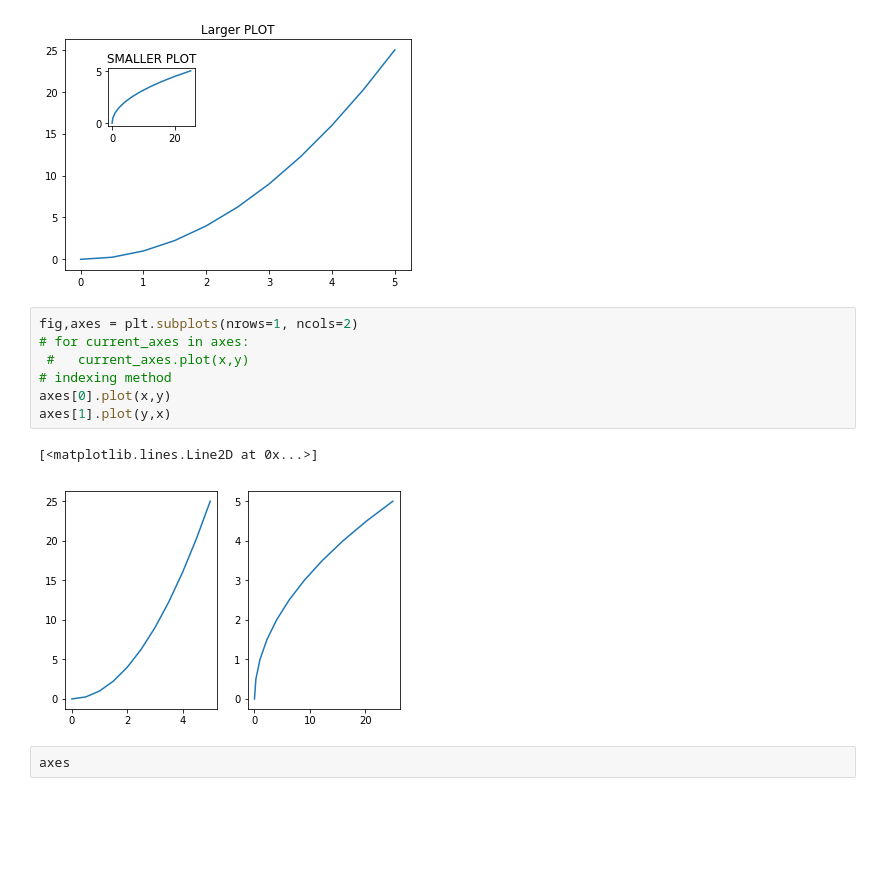
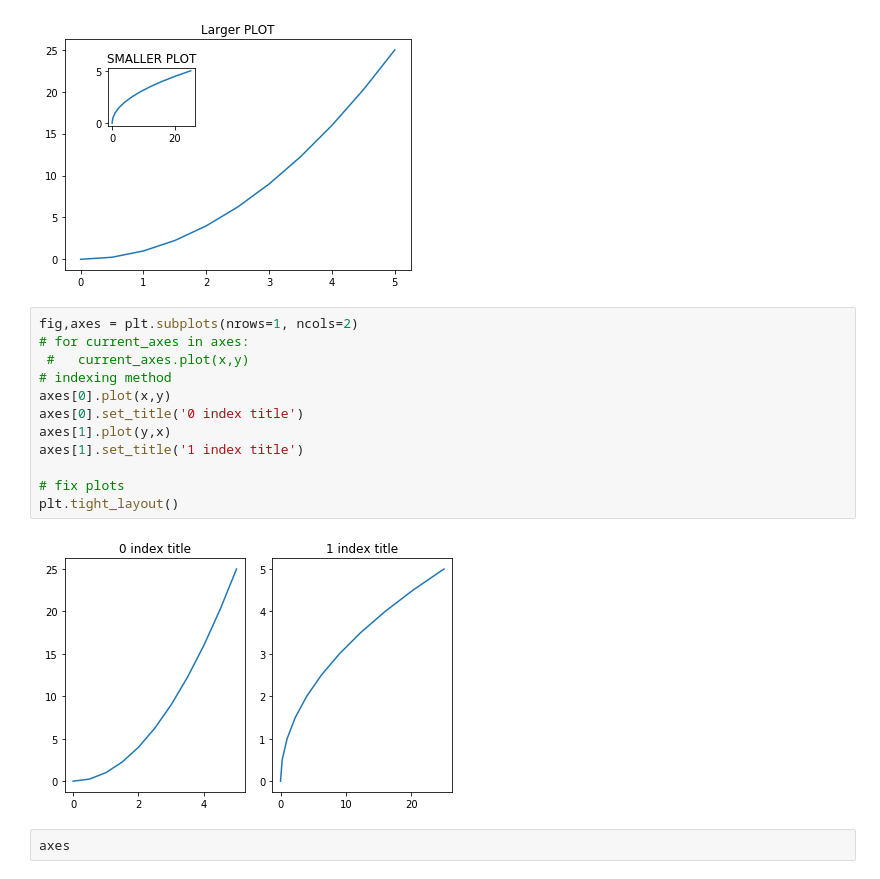
Before and after one commit to tedyeung/Python-, a Jupyter notebook: Pandas/Matplotlib.ipynb, the cells around one changed output. Saved outputs shown, nothing was run; the diff lists cells and outputs as text; blank space fills up the shorter version.

Commit message:
adding title

```diff
--- a/Pandas/Matplotlib.ipynb
+++ b/Pandas/Matplotlib.ipynb
@@ -69,13 +69,17 @@ axes2.set_title('SMALLER PLOT')
 # %%
 fig,axes = plt.subplots(nrows=1, ncols=2)
 # for current_axes in axes:
  #   current_axes.plot(x,y)
 # indexing method
 axes[0].plot(x,y)
+axes[0].set_title('0 index title')
 axes[1].plot(y,x)
+axes[1].set_title('1 index title')
+
+# fix plots
+plt.tight_layout()
 # %% [output]
-[<matplotlib.lines.Line2D at 0x...>]
-[figure, old version]
+[figure, new version]
 # %%
 axes
 # %% [output]
```
